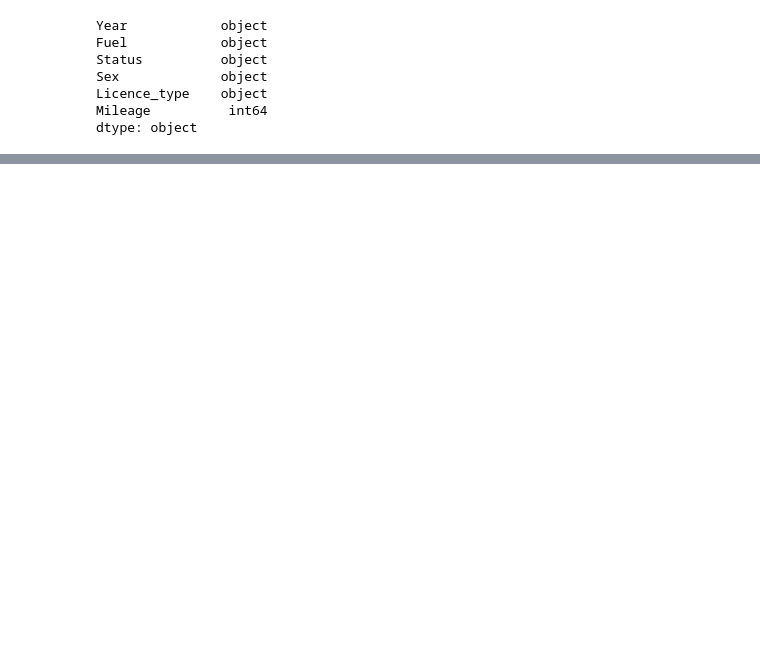
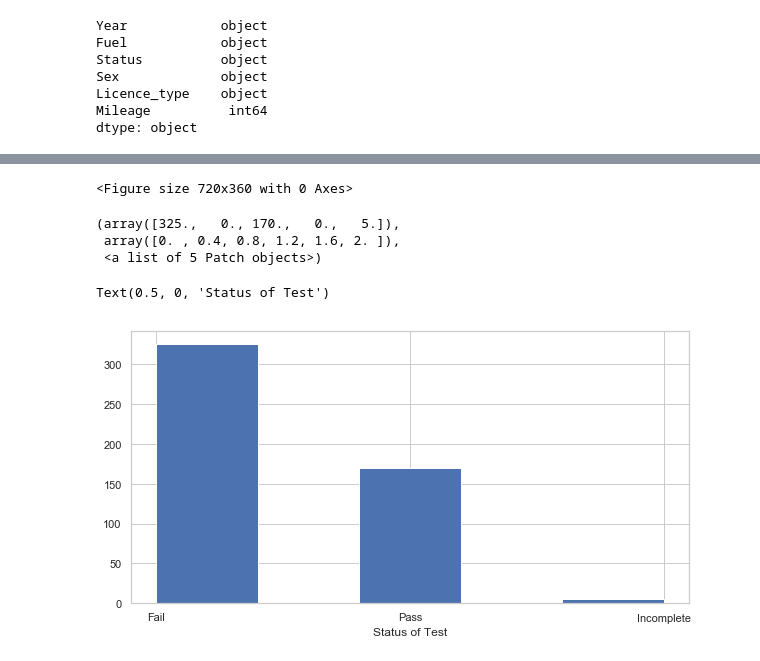
Before and after one commit to bexiturley/Programming-for-Data-Analysis-Project-2019, a Jupyter notebook: begin again.ipynb, the cells around one changed output, grey strips where cells are left out. Saved outputs shown, nothing was run; the diff lists cells and outputs as text; code cells hidden in the pictures; blank space fills up the shorter version.

```diff
--- a/begin again.ipynb
+++ b/begin again.ipynb
@@ -619,0 +603,3 @@ Text(0.5, 1.0, 'Probability density plot of the year')
+# %%
+stat= np.random.choice(status, 500, p=[0.36, 0.63, 0.01])
+stat
@@ -619,0 +624,14 @@ Text(0.5, 1.0, 'Probability density plot of the year')
+# %%
+# Histogram showing the years of manufacture
+
+plt.figure(figsize=(10,5))
+plt.hist(stat, bins=5)
+plt.xlabel('Status of Test')
+plt.show()
+# %% [output]
+<Figure size 720x360 with 0 Axes>
+(array([325.,   0., 170.,   0.,   5.]),
+ array([0. , 0.4, 0.8, 1.2, 1.6, 2. ]),
+ <a list of 5 Patch objects>)
+Text(0.5, 0, 'Status of Test')
+[figure, added]
```
Also changed, not shown: parts of 29 cells of this notebook.
